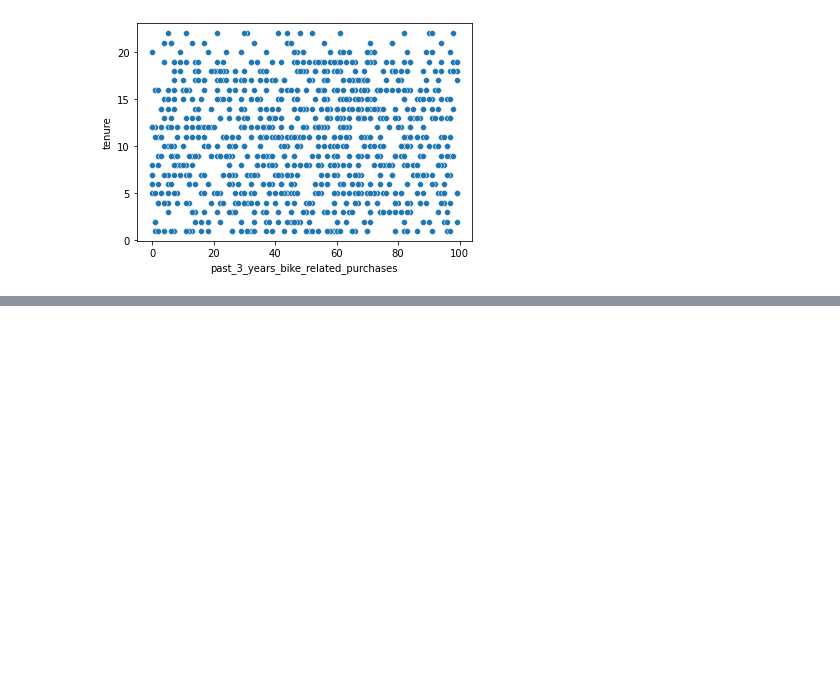
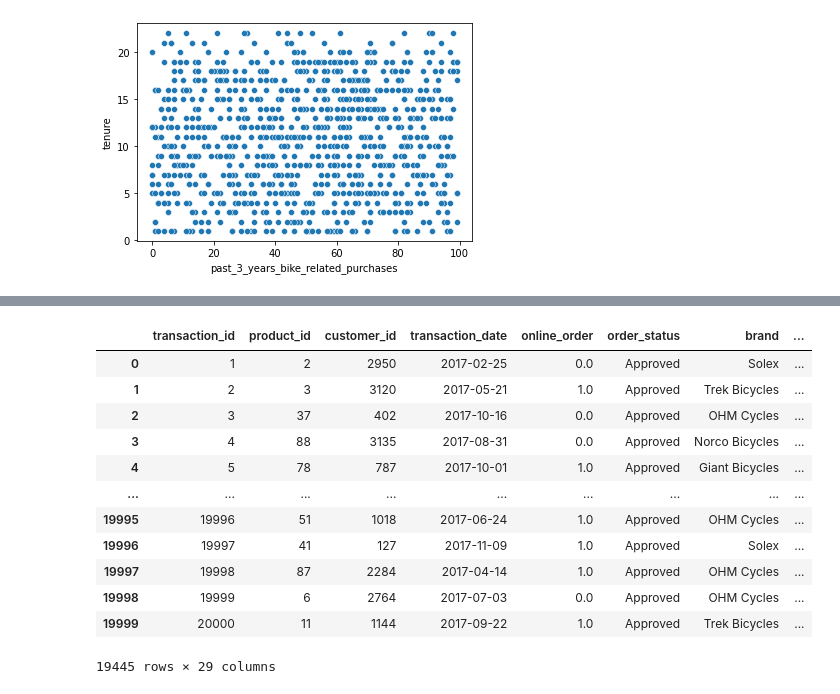
Before and after one commit to abhinay-bandooni/KPMG-Virtual-Internship, a Jupyter notebook: KPMG Virtual Internship.ipynb, the cells around one changed output, grey strips where cells are left out. Saved outputs shown, nothing was run; the diff lists cells and outputs as text; code cells hidden in the pictures; blank space fills up the shorter version.

```diff
--- a/KPMG Virtual Internship.ipynb
+++ b/KPMG Virtual Internship.ipynb
@@ -574,0 +548,16 @@ memory usage: 4.5+ MB
+# %%
+merged_data
+# %% [output]
+|  | transaction_id | product_id | customer_id | transaction_date | online_order | order_status | brand | ... |
+| 0 | 1 | 2 | 2950 | 2017-02-25 | 0.0 | Approved | Solex | ... |
+| 1 | 2 | 3 | 3120 | 2017-05-21 | 1.0 | Approved | Trek Bicycles | ... |
+| 2 | 3 | 37 | 402 | 2017-10-16 | 0.0 | Approved | OHM Cycles | ... |
+| 3 | 4 | 88 | 3135 | 2017-08-31 | 0.0 | Approved | Norco Bicycles | ... |
+| 4 | 5 | 78 | 787 | 2017-10-01 | 1.0 | Approved | Giant Bicycles | ... |
+| ... | ... | ... | ... | ... | ... | ... | ... | ... |
+| 19995 | 19996 | 51 | 1018 | 2017-06-24 | 1.0 | Approved | OHM Cycles | ... |
+| 19996 | 19997 | 41 | 127 | 2017-11-09 | 1.0 | Approved | Solex | ... |
+| 19997 | 19998 | 87 | 2284 | 2017-04-14 | 1.0 | Approved | OHM Cycles | ... |
+| 19998 | 19999 | 6 | 2764 | 2017-07-03 | 0.0 | Approved | OHM Cycles | ... |
+| 19999 | 20000 | 11 | 1144 | 2017-09-22 | 1.0 | Approved | Trek Bicycles | ... |
+19445 rows × 29 columns
```
Also changed, not shown: parts of 59 cells of this notebook.
